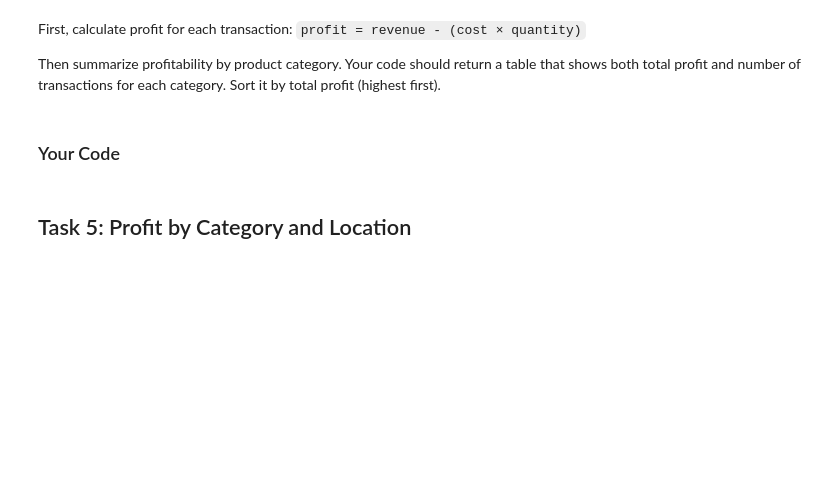
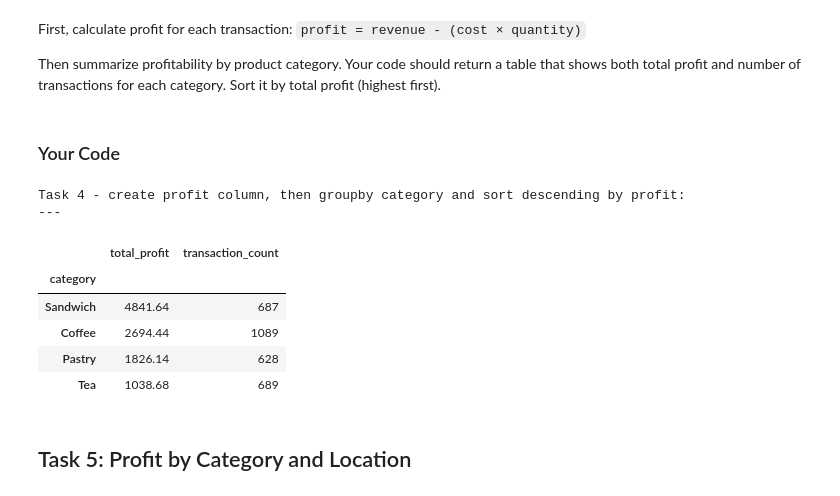
Before and after one commit to dev-festival/py4eda-work, a Jupyter notebook: test2b/test_2b.ipynb, the cells around one changed output. Saved outputs shown, nothing was run; the diff lists cells and outputs as text; code cells hidden in the pictures; blank space fills up the shorter version.

Commit message:
update: Task 4: Profit by Category: Complete

```diff
--- a/test2b/test_2b.ipynb
+++ b/test2b/test_2b.ipynb
@@ -297,6 +297,24 @@ Then summarize profitability by product category. Your code should return a tabl
 ### Your Code
 # %%
 # Task 4: create profit column, then groupby with .agg()
+print("Task 4 - create profit column, then groupby category and sort descending by profit:  \n---")
+merge['profit'] = merge['revenue'] - (merge['quantity'] * merge['cost'])
+
+summary = merge.groupby('category').agg(
+                    total_profit=('profit', 'sum'),
+                    transaction_count=('profit', 'count')
+                    ).sort_values('total_profit', ascending=False)
+
+summary
+# %% [output]
+Task 4 - create profit column, then groupby category and sort descending by profit:
+---
+|  | total_profit | transaction_count |
+| category |  |  |
+| Sandwich | 4841.64 | 687 |
+| Coffee | 2694.44 | 1089 |
+| Pastry | 1826.14 | 628 |
+| Tea | 1038.68 | 689 |
 # %% [markdown]
 ## Task 5: Profit by Category and Location
 # %% [markdown]
```
